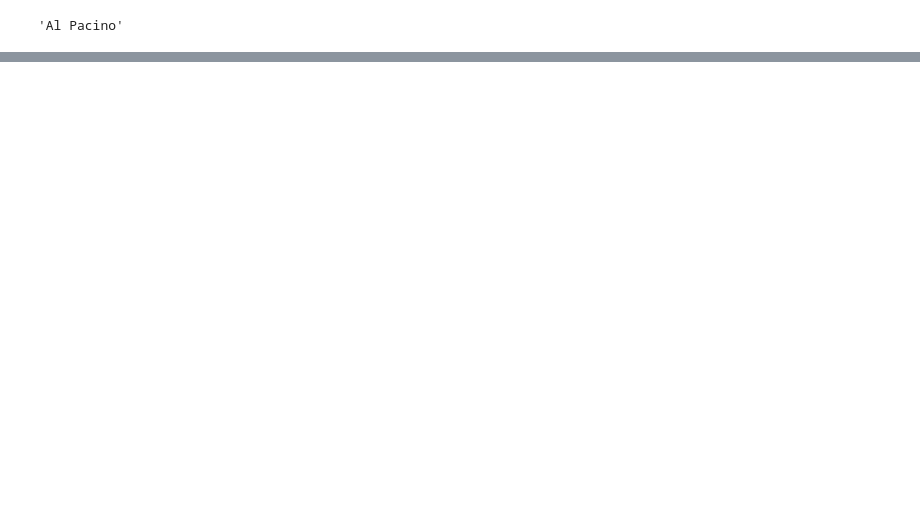
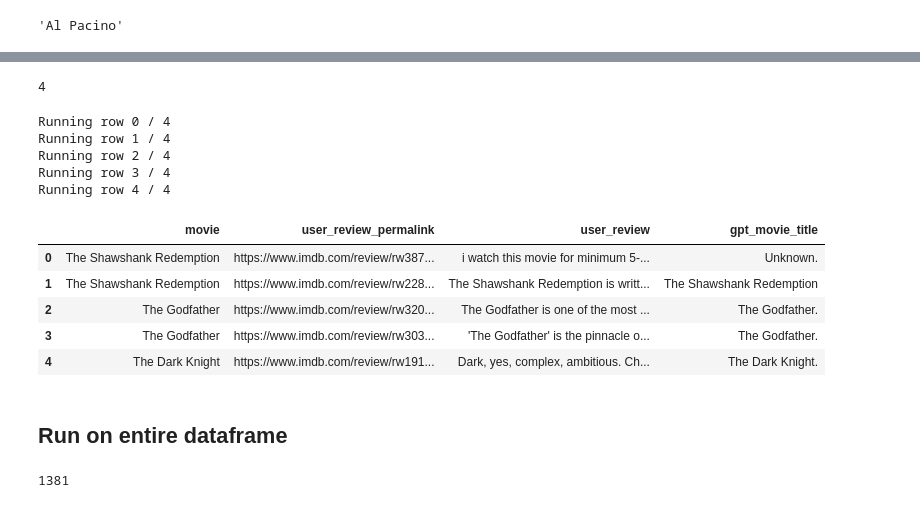
Before and after one commit to sullivannicole/simplER, a Jupyter notebook: simplER_GPT.ipynb, the cells around one changed output, grey strips where cells are left out. Drawn from its saved outputs; the diff is of its cells as text; code cells hidden in the pictures; blank space fills up the shorter version.

Commit message:
gpt movie title results

```diff
--- a/simplER_GPT.ipynb
+++ b/simplER_GPT.ipynb
@@ -49,13 +63,36 @@ Hello! How can I assist you today?
 # %%
+import time
+
+# extracts one entity from text
 def get_entity(entity, text):
+
+    # chill for a second
+    time.sleep(1)
+
+    wait = True
+    seconds = 2
+    retries = 1
 
     messages = [
         {"role": "user", "content": f"Your job is to extract the {entity} being described by the text provided."},
         {"role": "user", "content": text},
-        {"role": "user", "content": f"Respond ONLY with the {entity}"},
+        {"role": "user", "content": f"Respond ONLY with the {entity} ONLY {entity}"},
+        {"role": "user", "content": f"If {entity} is not found, respond ONLY with Unknown ONLY Unknown"}
     ]
 
-    return chatgpt.create(model=model, messages=messages).choices[0].message.content
+    while wait:
+        try:
+            response = chatgpt.create(model=model, messages=messages).choices[0].message.content
+        except:
+            time.sleep(seconds)
+            print(f'Retry #{retries}, waiting for an additional {seconds} seconds...')
+            retries += 1
+            seconds += 1
+
+            if retries > 20:
+                return 'Unknown'
+        else:
+            return response
 # %%
 test_review = '''i'm not an al pacino fan but this movie has the best performance of al. i think no one in the history of world cinema has played a character better than al pacino in godfather 2. he deserved an oscar.
 godfather 2 is better than the first part. it is a great sequel  it expands the themes and the world of the first part. robert de niro is stunning as usual. missed marlon brando. best part of this movie is it shows the rise of vito corleone and michael corleone contrasting their times and personalities.
@@ -72,0 +153,2 @@ get_entity(entity_to_extract, test_review)
+# %%
+test = imdb_reviews.copy().head()
@@ -72,0 +164,29 @@ get_entity(entity_to_extract, test_review)
+# %%
+total = len(test)-1
+
+def get_entity_wrapper(row):
+    print(f'Running row {row.name} / {total}')
+    return get_entity("official title of the movie", row['user_review'])
+# %%
+total
+# %% [output]
+4
+# %%
+test['gpt_movie_title'] = test.apply(lambda row: get_entity_wrapper(row), axis=1)
+# %% [output]
+Running row 0 / 4
+Running row 1 / 4
+Running row 2 / 4
+Running row 3 / 4
+Running row 4 / 4
+# %%
+test
+# %% [output]
+|  | movie | user_review_permalink | user_review | gpt_movie_title |
+| 0 | The Shawshank Redemption | https://www.imdb.com/review/rw387... | i watch this movie for minimum 5-... | Unknown. |
+| 1 | The Shawshank Redemption | https://www.imdb.com/review/rw228... | The Shawshank Redemption is writt... | The Shawshank Redemption |
+| 2 | The Godfather | https://www.imdb.com/review/rw320... | The Godfather is one of the most ... | The Godfather. |
+| 3 | The Godfather | https://www.imdb.com/review/rw303... | 'The Godfather' is the pinnacle o... | The Godfather. |
+| 4 | The Dark Knight | https://www.imdb.com/review/rw191... | Dark, yes, complex, ambitious. Ch... | The Dark Knight. |
+# %% [markdown]
+## Run on entire dataframe
@@ -72,0 +199,4 @@ get_entity(entity_to_extract, test_review)
+# %%
+total
+# %% [output]
+1381
```
Also changed, not shown: parts of 27 cells of this notebook, 1 other file.
